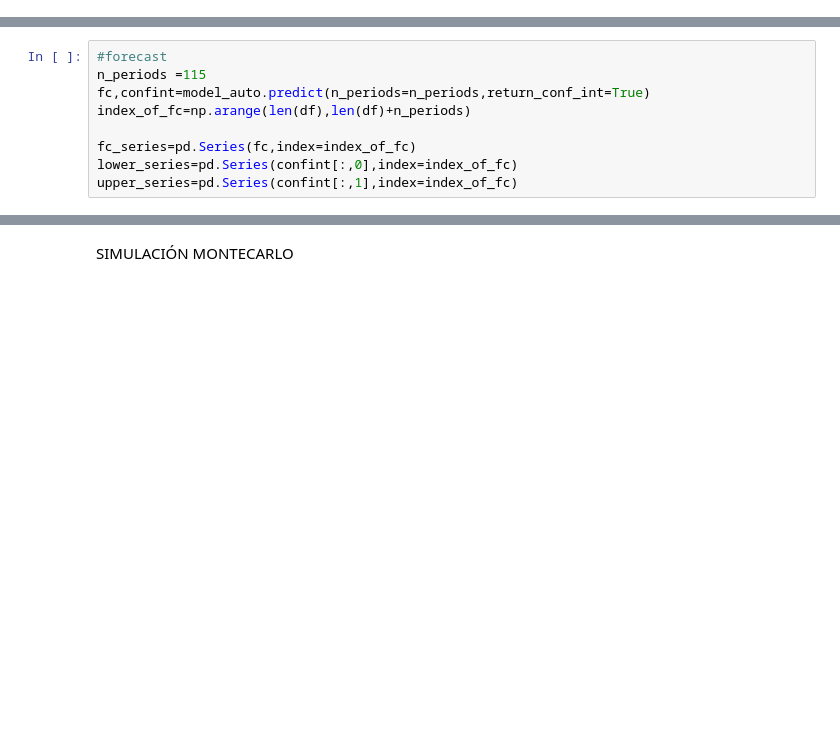
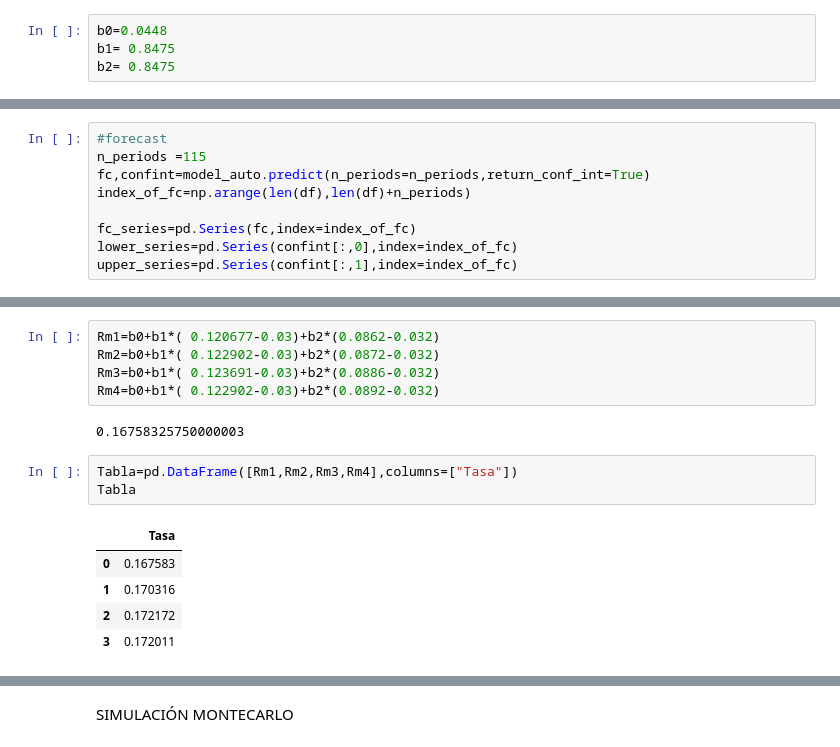
Before and after one commit to LauraCorredor7/Finanzas-Computacionales, a Jupyter notebook: Taller_Final.ipynb, the cells around one changed output, grey strips where cells are left out. Drawn from its saved outputs; the diff is of its cells as text; blank space fills up the shorter version.

```diff
--- a/Taller_Final.ipynb
+++ b/Taller_Final.ipynb
@@ -118,3 +184,7 @@ el valor de d=2
+# %%
+b0=0.0448
+b1= 0.8475
+b2= 0.8475
 # %%
 #correlacion parcial AR
 # PACF plot of ist differenced series
@@ -269,0 +285,16 @@ Notes:
+# %%
+Rm1=b0+b1*( 0.120677-0.03)+b2*(0.0862-0.032)
+Rm2=b0+b1*( 0.122902-0.03)+b2*(0.0872-0.032)
+Rm3=b0+b1*( 0.123691-0.03)+b2*(0.0886-0.032)
+Rm4=b0+b1*( 0.122902-0.03)+b2*(0.0892-0.032)
+# %% [output]
+0.16758325750000003
+# %%
+Tabla=pd.DataFrame([Rm1,Rm2,Rm3,Rm4],columns=["Tasa"])
+Tabla
+# %% [output]
+|  | Tasa |
+| 0 | 0.167583 |
+| 1 | 0.170316 |
+| 2 | 0.172172 |
+| 3 | 0.172011 |
```
Also changed, not shown: parts of 31 cells of this notebook.
